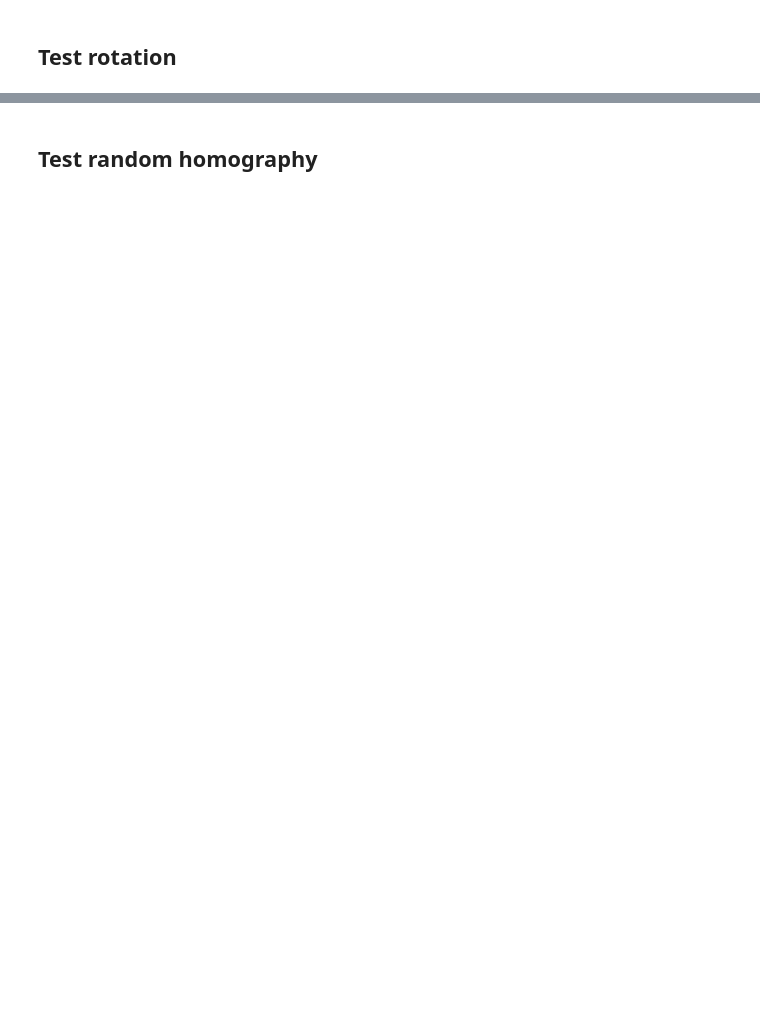
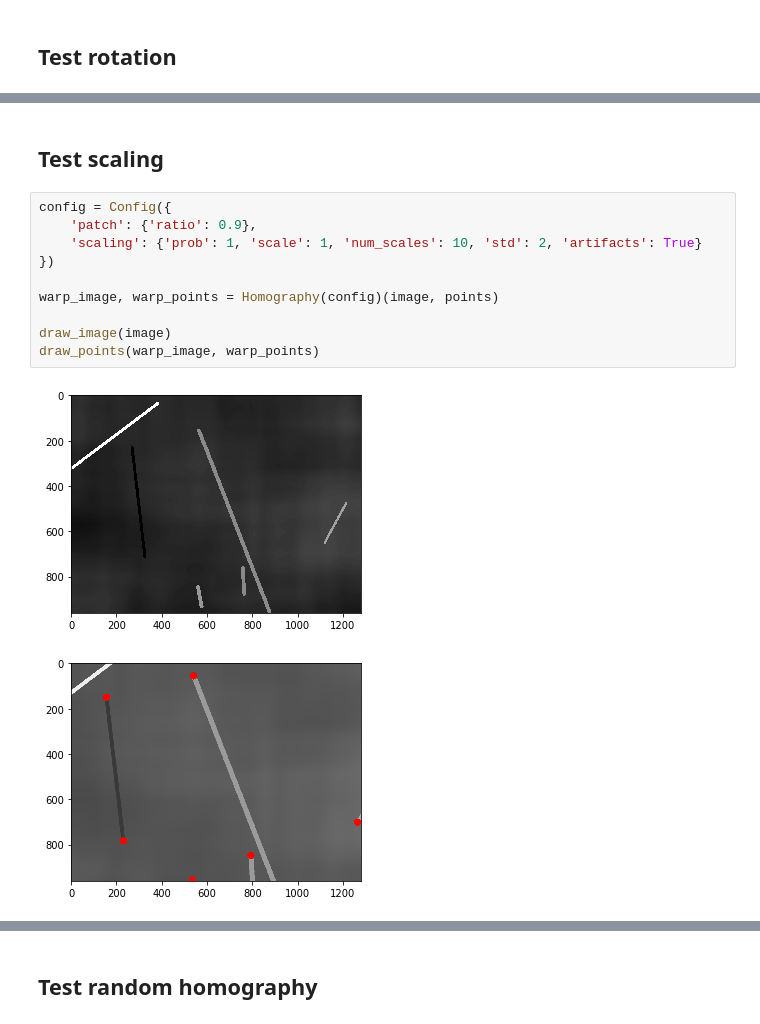
Before and after one commit to alextanch/spoint, a Jupyter notebook: notebooks/test_homography.ipynb, the cells around one changed output, grey strips where cells are left out. Cells and saved outputs as stored; diff of their text form; blank space fills up the shorter version.

```diff
--- a/notebooks/test_homography.ipynb
+++ b/notebooks/test_homography.ipynb
@@ -49,0 +58,15 @@ draw_image(warp_image)
+# %% [markdown]
+## Test scaling
+# %%
+config = Config({
+    'patch': {'ratio': 0.9},
+    'scaling': {'prob': 1, 'scale': 1, 'num_scales': 10, 'std': 2, 'artifacts': True}
+})
+
+warp_image, warp_points = Homography(config)(image, points)
+
+draw_image(image)
+draw_points(warp_image, warp_points)
+# %% [output]
+[figure, added]
+[figure, added]
```
Also changed, not shown: parts of 7 cells of this notebook, 7 other files.
